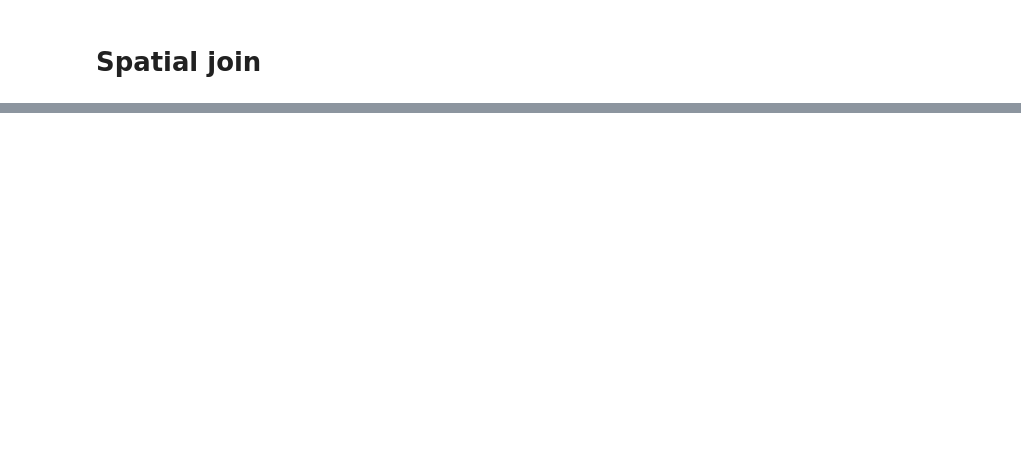
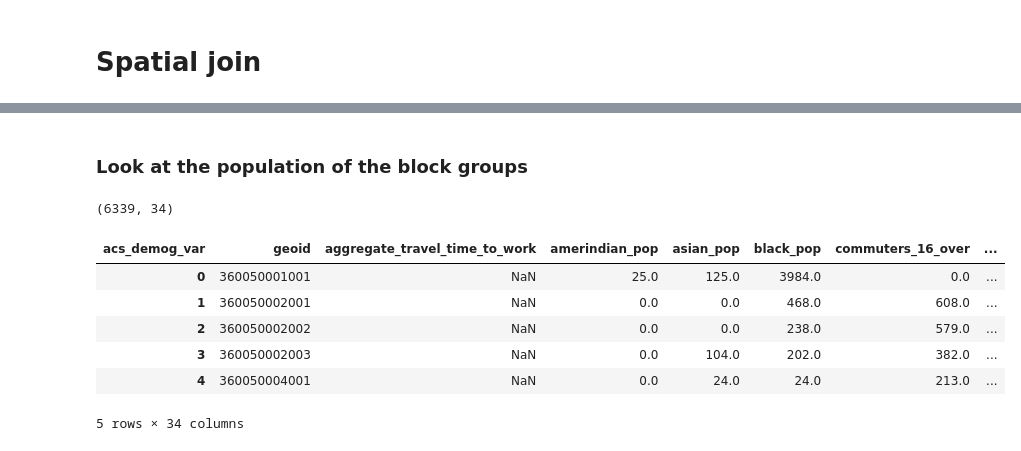
Before and after one commit to soyhyoj/CARTO-JuniorDSTest, a Jupyter notebook: notebooks/2.EDA.ipynb, the cells around one changed output, grey strips where cells are left out. Saved outputs shown, nothing was run; the diff lists cells and outputs as text; code cells hidden in the pictures; blank space fills up the shorter version.

```diff
--- a/notebooks/2.EDA.ipynb
+++ b/notebooks/2.EDA.ipynb
@@ -246,0 +305,23 @@ plt.show()
+# %% [markdown]
+### Look at the population of the block groups
+# %%
+# Get demographic & socioeconomic dataset
+
+# Pivot the original table for convinience
+demographic = demographic.pivot_table(values='value',
+                                      index='geoid',
+                                      columns='acs_demog_var')
+# Reset index
+demographic.reset_index(inplace=True)
+
+print(demographic.shape)
+demographic.head()
+# %% [output]
+(6339, 34)
+| acs_demog_var | geoid | aggregate_travel_time_to_work | amerindian_pop | asian_pop | black_pop | commuters_16_over | ... |
+| 0 | 360050001001 | NaN | 25.0 | 125.0 | 3984.0 | 0.0 | ... |
+| 1 | 360050002001 | NaN | 0.0 | 0.0 | 468.0 | 608.0 | ... |
+| 2 | 360050002002 | NaN | 0.0 | 0.0 | 238.0 | 579.0 | ... |
+| 3 | 360050002003 | NaN | 0.0 | 104.0 | 202.0 | 382.0 | ... |
+| 4 | 360050004001 | NaN | 0.0 | 24.0 | 24.0 | 213.0 | ... |
+5 rows × 34 columns
```
Also changed, not shown: parts of 29 cells of this notebook.
